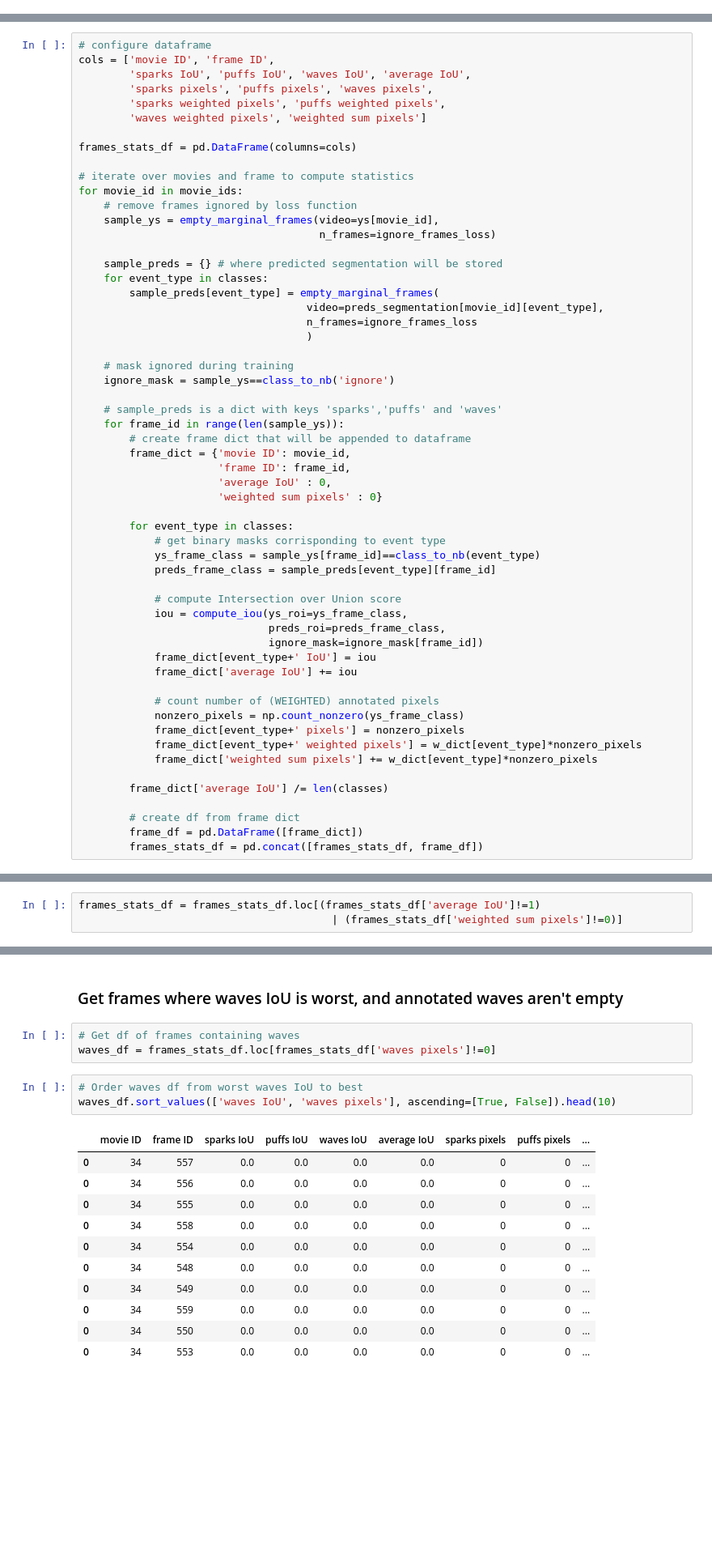
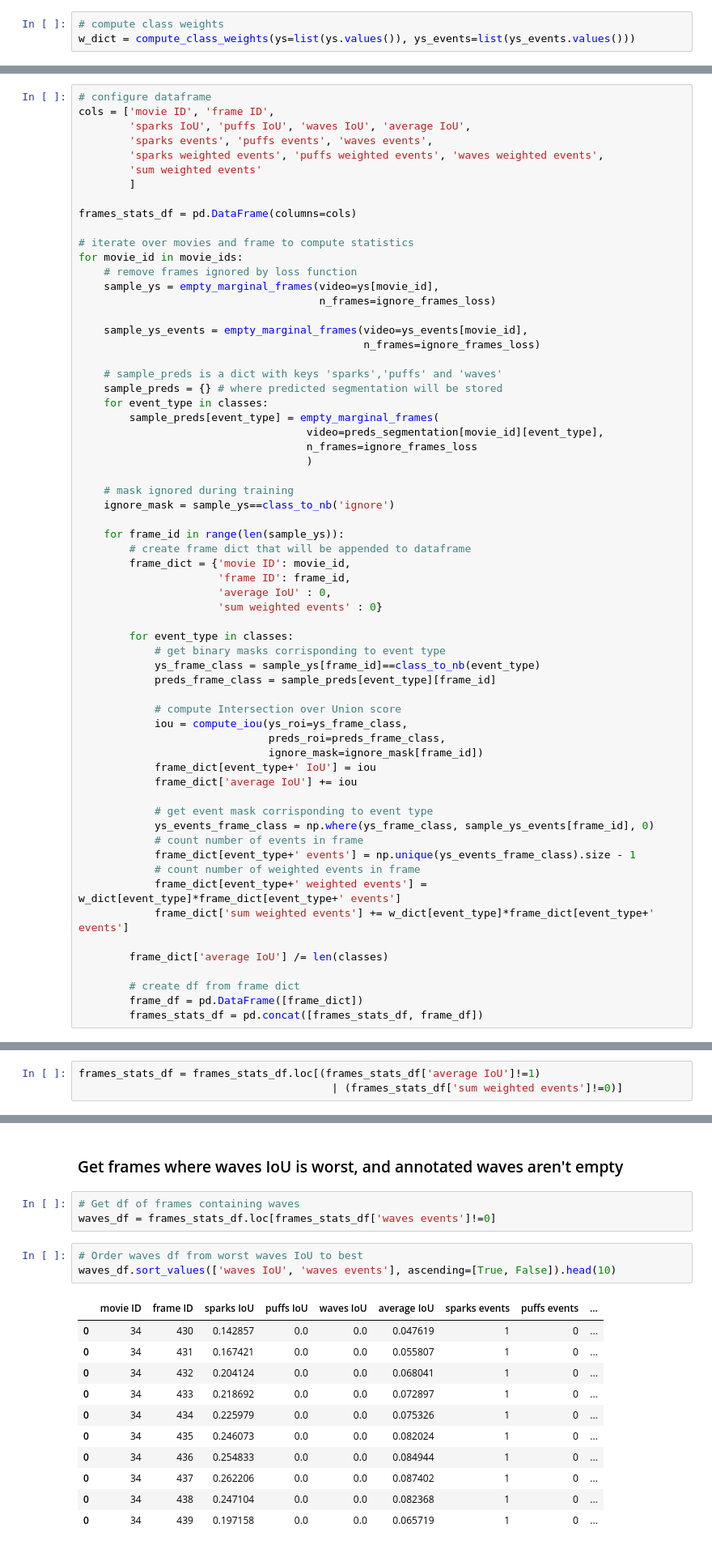
Before and after one commit to dottipr/sparks_project, a Jupyter notebook: sparks/EXPERT VALIDATION select slices.ipynb, the cells around one changed output, grey strips where cells are left out. Shown at 81% size. Cells and saved outputs as stored; diff of their text form; blank space fills up the shorter version.

```diff
--- a/sparks/EXPERT VALIDATION select slices.ipynb
+++ b/sparks/EXPERT VALIDATION select slices.ipynb
@@ -126,3 +123,6 @@ w_dict = {'sparks': w_sparks,
+# %%
+# compute class weights
+w_dict = compute_class_weights(ys=list(ys.values()), ys_events=list(ys_events.values()))
 # %%
 w_dict
 # %% [output]
@@ -203,9 +185,10 @@ for movie_id in movie_ids:
 # configure dataframe
 cols = ['movie ID', 'frame ID',
         'sparks IoU', 'puffs IoU', 'waves IoU', 'average IoU',
-        'sparks pixels', 'puffs pixels', 'waves pixels',
-        'sparks weighted pixels', 'puffs weighted pixels',
-        'waves weighted pixels', 'weighted sum pixels']
+        'sparks events', 'puffs events', 'waves events',
+        'sparks weighted events', 'puffs weighted events', 'waves weighted events',
+        'sum weighted events'
+        ]
 
 frames_stats_df = pd.DataFrame(columns=cols)
 
@@ -215,6 +198,10 @@ for movie_id in movie_ids:
     sample_ys = empty_marginal_frames(video=ys[movie_id],
                                       n_frames=ignore_frames_loss)
 
+    sample_ys_events = empty_marginal_frames(video=ys_events[movie_id],
+                                             n_frames=ignore_frames_loss)
+
+    # sample_preds is a dict with keys 'sparks','puffs' and 'waves'
     sample_preds = {} # where predicted segmentation will be stored
     for event_type in classes:
         sample_preds[event_type] = empty_marginal_frames(
@@ -225,13 +212,12 @@ for movie_id in movie_ids:
     # mask ignored during training
     ignore_mask = sample_ys==class_to_nb('ignore')
 
-    # sample_preds is a dict with keys 'sparks','puffs' and 'waves'
     for frame_id in range(len(sample_ys)):
         # create frame dict that will be appended to dataframe
         frame_dict = {'movie ID': movie_id,
                       'frame ID': frame_id,
                       'average IoU' : 0,
-                      'weighted sum pixels' : 0}
+                      'sum weighted events' : 0}
 
         for event_type in classes:
             # get binary masks corrisponding to event type
@@ -245,11 +231,13 @@ for movie_id in movie_ids:
             frame_dict[event_type+' IoU'] = iou
             frame_dict['average IoU'] += iou
 
-            # count number of (WEIGHTED) annotated pixels
-            nonzero_pixels = np.count_nonzero(ys_frame_class)
-            frame_dict[event_type+' pixels'] = nonzero_pixels
-            frame_dict[event_type+' weighted pixels'] = w_dict[event_type]*nonzero_pixels
-            frame_dict['weighted sum pixels'] += w_dict[event_type]*nonzero_pixels
+            # get event mask corrisponding to event type
+            ys_events_frame_class = np.where(ys_frame_class, sample_ys_events[frame_id], 0)
+            # count number of events in frame
+            frame_dict[event_type+' events'] = np.unique(ys_events_frame_class).size - 1
+            # count number of weighted events in frame
+            frame_dict[event_type+' weighted events'] = w_dict[event_type]*frame_dict[event_type+' events']
+            frame_dict['sum weighted events'] += w_dict[event_type]*frame_dict[event_type+' events']
 
         frame_dict['average IoU'] /= len(classes)
 
@@ -278,7 +266,7 @@ frames_stats_df
 Idea: if nb pixels in annotations == 0 and IoU avg == 1 ==> nb pixels in preds = 0
 # %%
 frames_stats_df = frames_stats_df.loc[(frames_stats_df['average IoU']!=1)
-                                        | (frames_stats_df['weighted sum pixels']!=0)]
+                                        | (frames_stats_df['sum weighted events']!=0)]
 # %%
 frames_stats_df
 # %% [output]
@@ -301,19 +329,19 @@ frames_stats_df
 ### Get frames where waves IoU is worst, and annotated waves aren't empty
 # %%
 # Get df of frames containing waves
-waves_df = frames_stats_df.loc[frames_stats_df['waves pixels']!=0]
+waves_df = frames_stats_df.loc[frames_stats_df['waves events']!=0]
 # %%
 # Order waves df from worst waves IoU to best
-waves_df.sort_values(['waves IoU', 'waves pixels'], ascending=[True, False]).head(10)
+waves_df.sort_values(['waves IoU', 'waves events'], ascending=[True, False]).head(10)
 # %% [output]
-|  | movie ID | frame ID | sparks IoU | puffs IoU | waves IoU | average IoU | sparks pixels | puffs pixels | ... |
-| 0 | 34 | 557 | 0.0 | 0.0 | 0.0 | 0.0 | 0 | 0 | ... |
-| 0 | 34 | 556 | 0.0 | 0.0 | 0.0 | 0.0 | 0 | 0 | ... |
-| 0 | 34 | 555 | 0.0 | 0.0 | 0.0 | 0.0 | 0 | 0 | ... |
-| 0 | 34 | 558 | 0.0 | 0.0 | 0.0 | 0.0 | 0 | 0 | ... |
-| 0 | 34 | 554 | 0.0 | 0.0 | 0.0 | 0.0 | 0 | 0 | ... |
-| 0 | 34 | 548 | 0.0 | 0.0 | 0.0 | 0.0 | 0 | 0 | ... |
-| 0 | 34 | 549 | 0.0 | 0.0 | 0.0 | 0.0 | 0 | 0 | ... |
-| 0 | 34 | 559 | 0.0 | 0.0 | 0.0 | 0.0 | 0 | 0 | ... |
-| 0 | 34 | 550 | 0.0 | 0.0 | 0.0 | 0.0 | 0 | 0 | ... |
-| 0 | 34 | 553 | 0.0 | 0.0 | 0.0 | 0.0 | 0 | 0 | ... |
+|  | movie ID | frame ID | sparks IoU | puffs IoU | waves IoU | average IoU | sparks events | puffs events | ... |
+| 0 | 34 | 430 | 0.142857 | 0.0 | 0.0 | 0.047619 | 1 | 0 | ... |
+| 0 | 34 | 431 | 0.167421 | 0.0 | 0.0 | 0.055807 | 1 | 0 | ... |
+| 0 | 34 | 432 | 0.204124 | 0.0 | 0.0 | 0.068041 | 1 | 0 | ... |
+| 0 | 34 | 433 | 0.218692 | 0.0 | 0.0 | 0.072897 | 1 | 0 | ... |
+| 0 | 34 | 434 | 0.225979 | 0.0 | 0.0 | 0.075326 | 1 | 0 | ... |
+| 0 | 34 | 435 | 0.246073 | 0.0 | 0.0 | 0.082024 | 1 | 0 | ... |
+| 0 | 34 | 436 | 0.254833 | 0.0 | 0.0 | 0.084944 | 1 | 0 | ... |
+| 0 | 34 | 437 | 0.262206 | 0.0 | 0.0 | 0.087402 | 1 | 0 | ... |
+| 0 | 34 | 438 | 0.247104 | 0.0 | 0.0 | 0.082368 | 1 | 0 | ... |
+| 0 | 34 | 439 | 0.197158 | 0.0 | 0.0 | 0.065719 | 1 | 0 | ... |
```
Also changed, not shown: parts of 28 cells of this notebook, 8 other files.
